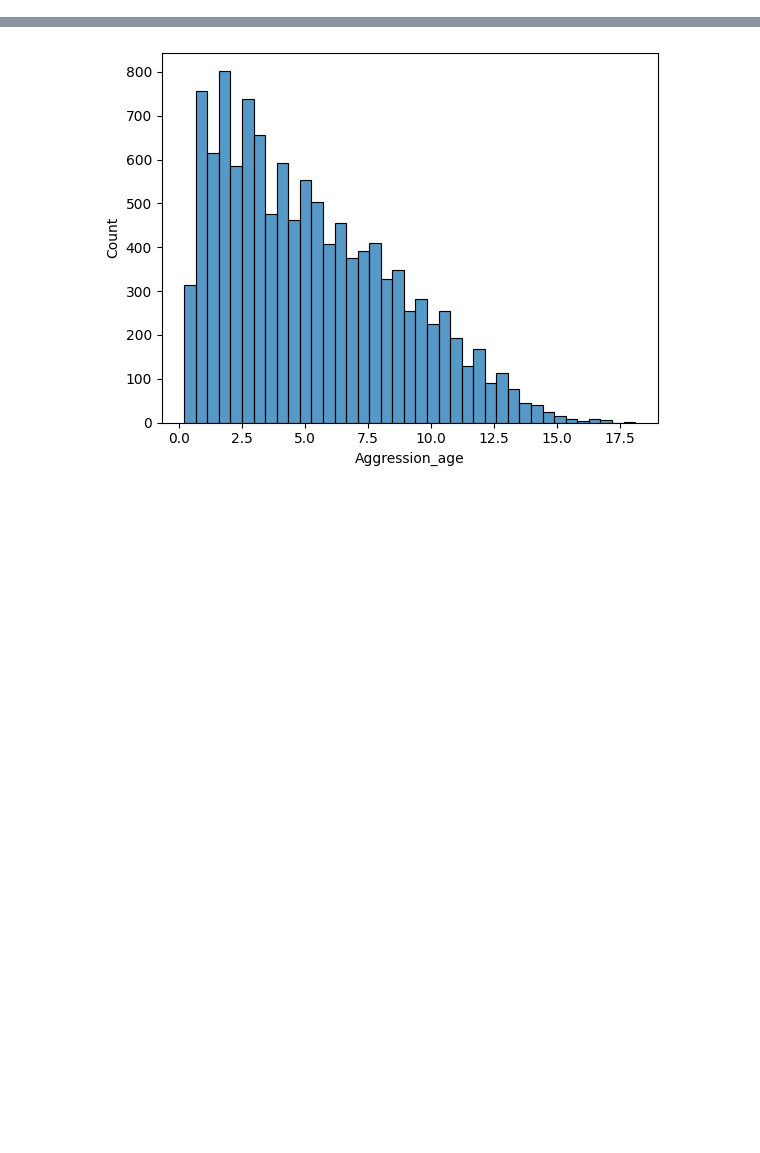
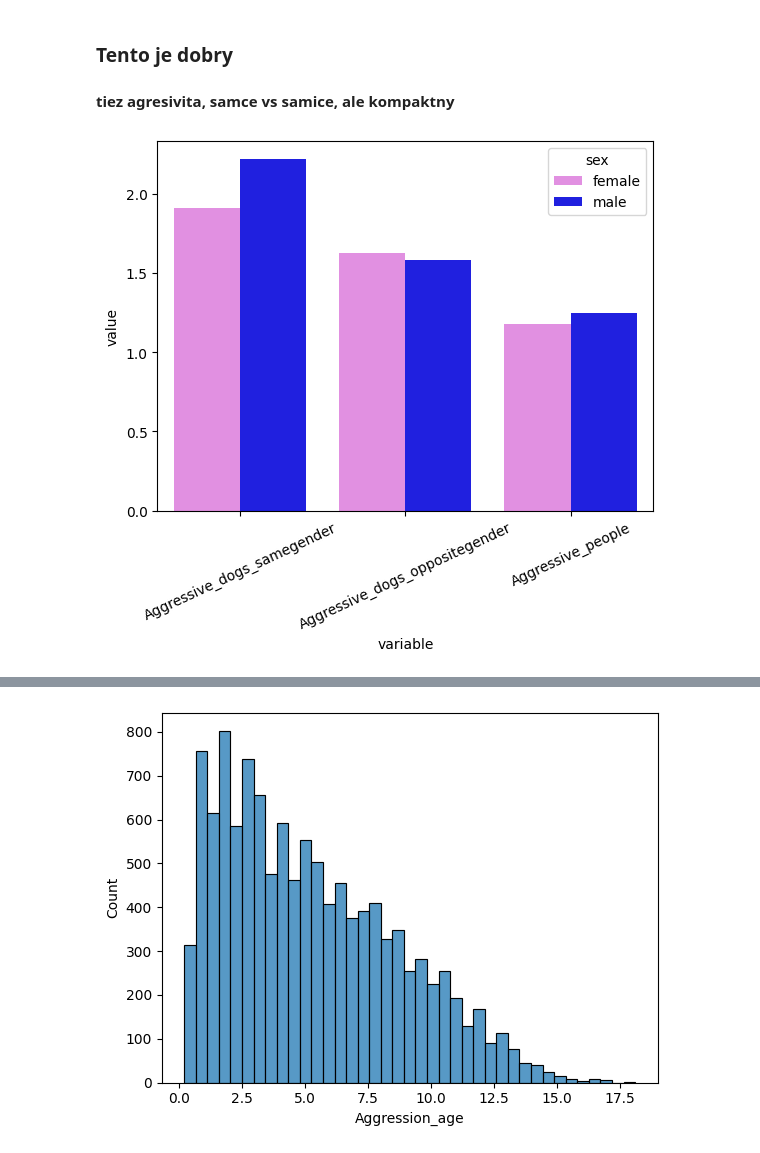
Before and after one commit to Retr-1/AnalyzaPsy, a Jupyter notebook: Analyza_psy_Timo.ipynb, the cells around one changed output, grey strips where cells are left out. Saved outputs shown, nothing was run; the diff lists cells and outputs as text; code cells hidden in the pictures; blank space fills up the shorter version.

```diff
--- a/Analyza_psy_Timo.ipynb
+++ b/Analyza_psy_Timo.ipynb
@@ -193,0 +59,12 @@ plt.xticks(rotation=45)
+# %% [markdown]
+### Tento je dobry
+#### tiez agresivita, samce vs samice, ale kompaktny
+# %%
+
+figure, axes = plt.subplots(1, 1)
+agresivita_gender = dogs.groupby('sex')[['Aggressive_dogs_samegender', 'Aggressive_dogs_oppositegender', 'Aggressive_people']].mean().reset_index().melt(id_vars='sex')
+# display(agresivita_gender)
+sns.barplot(agresivita_gender, x='variable', y='value', hue='sex', palette={'male':'blue', 'female':'violet'})
+axes.tick_params(axis='x', rotation=25)
+# %% [output]
+[figure, added]
```
Also changed, not shown: parts of 16 cells of this notebook, 1 other file.
